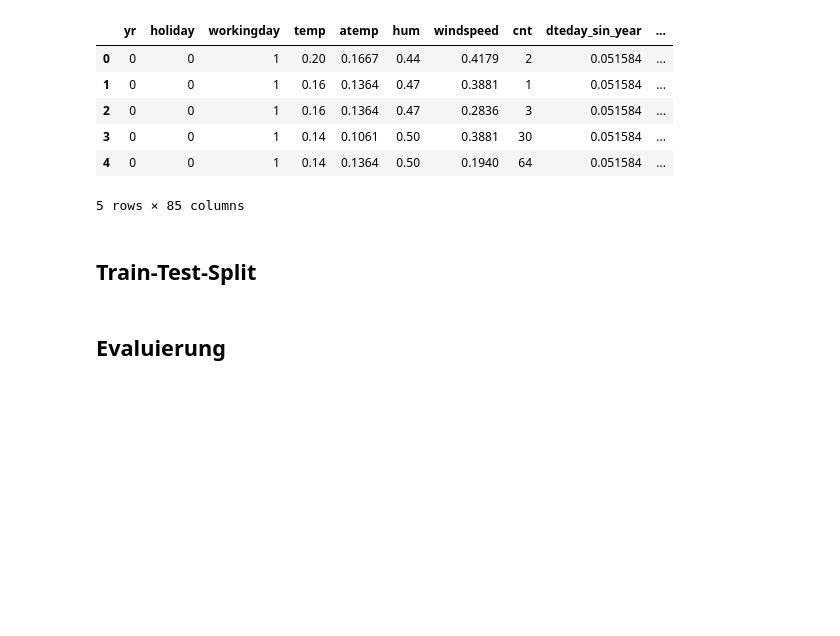
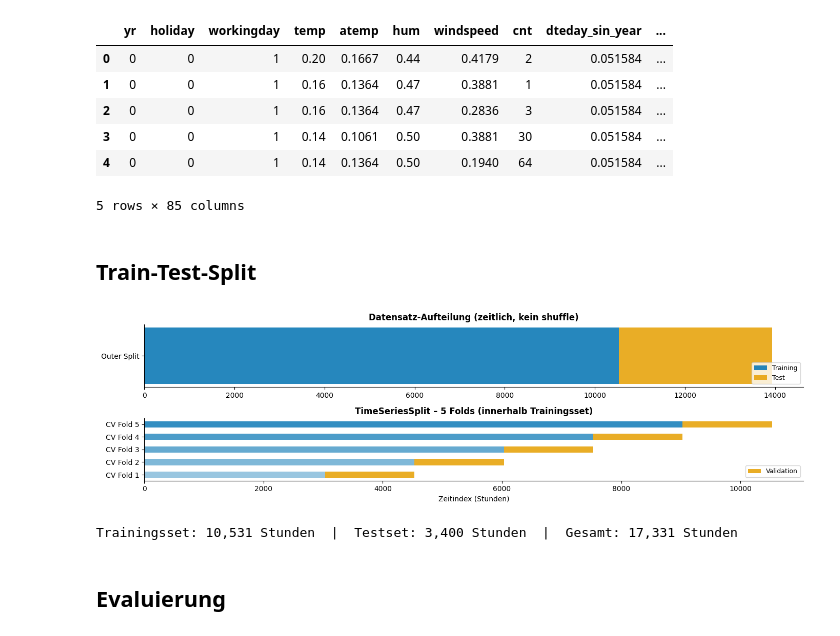
Before and after one commit to JR2909/DSKI-KI-ML-Project, a Jupyter notebook: code/prediction.ipynb, the cells around one changed output. Saved outputs shown, nothing was run; the diff lists cells and outputs as text; code cells hidden in the pictures; blank space fills up the shorter version.

```diff
--- a/code/prediction.ipynb
+++ b/code/prediction.ipynb
@@ -159,6 +164,40 @@ X_train, X_test = X.iloc[train_idx], X.iloc[test_idx]
 y_train, y_test = y.iloc[train_idx], y.iloc[test_idx]
 
 ts_cv = TimeSeriesSplit(n_splits=5, test_size=1500)
+# %%
+fig, axes = plt.subplots(2, 1, figsize=(14, 4), sharex=False)
+
+# Outer Train/Test Split
+ax = axes[0]
+ax.barh(0, len(train_idx), left=0, height=0.5, color=COLORS[0], alpha=0.85, label='Training')
+ax.barh(0, len(test_idx),  left=len(train_idx), height=0.5, color=COLORS[1], alpha=0.85, label='Test')
+ax.set_yticks([0])
+ax.set_yticklabels(['Outer Split'])
+ax.legend(loc='lower right', fontsize=9)
+ax.set_title('Datensatz-Aufteilung (zeitlich, kein shuffle)', fontweight='bold')
+ax.spines[['top', 'right']].set_visible(False)
+
+# CV Folds innerhalb des Trainingssets
+ax2 = axes[1]
+for fold_i, (fold_tr_idx, fold_val_idx) in enumerate(ts_cv.split(X_train)):
+    ax2.barh(fold_i, len(fold_tr_idx),  left=0,                height=0.5,
+             color=COLORS[0], alpha=0.4 + 0.1 * fold_i)
+    ax2.barh(fold_i, len(fold_val_idx), left=len(fold_tr_idx), height=0.5,
+             color=COLORS[1], alpha=0.85,
+             label='Validation' if fold_i == 0 else '')
+ax2.set_yticks(range(5))
+ax2.set_yticklabels([f'CV Fold {i+1}' for i in range(5)])
+ax2.legend(loc='lower right', fontsize=9)
+ax2.set_title('TimeSeriesSplit – 5 Folds (innerhalb Trainingsset)', fontweight='bold')
+ax2.set_xlabel('Zeitindex (Stunden)')
+ax2.spines[['top', 'right']].set_visible(False)
+
+plt.tight_layout()
+plt.show()
+print(f"Trainingsset: {len(train_idx):,} Stunden  |  Testset: {len(test_idx):,} Stunden  |  Gesamt: {len(X):,} Stunden")
+# %% [output]
+[figure, added]
+Trainingsset: 10,531 Stunden  |  Testset: 3,400 Stunden  |  Gesamt: 17,331 Stunden
 # %% [markdown]
 ## Evaluierung
 # %%
```
Also changed, not shown: parts of 15 cells of this notebook, 5 other files.
